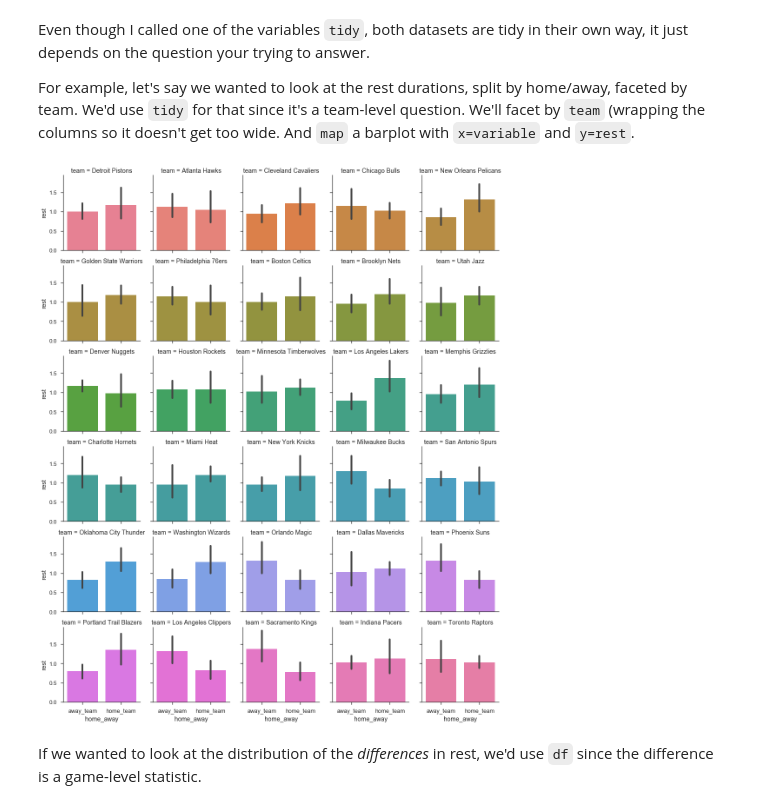
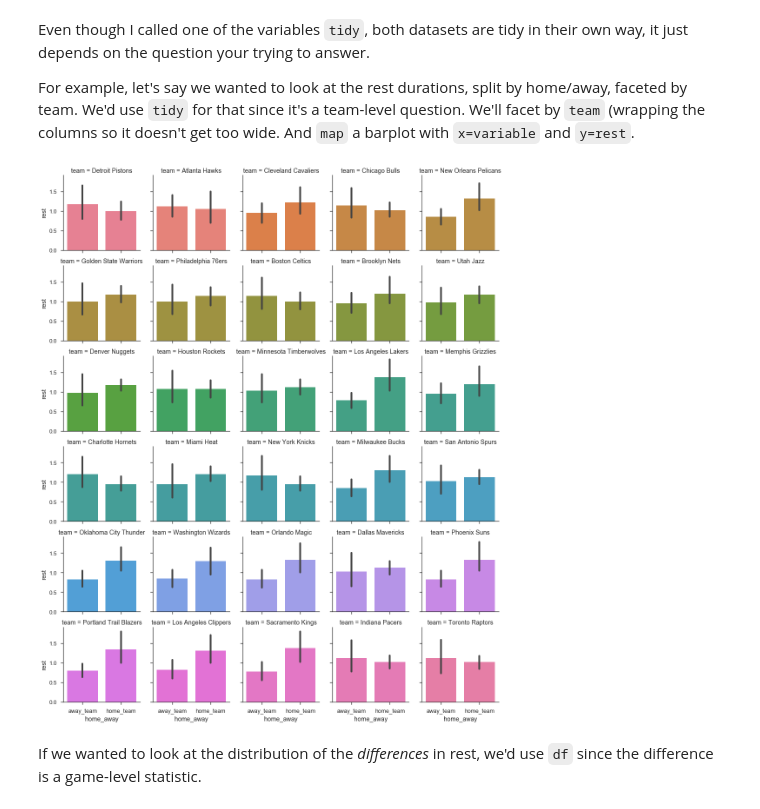
Before and after one commit to TomAugspurger/pydata-nyc-ph2t, a Jupyter notebook: 05-Tidy-Data.ipynb, the cells around one changed output. Saved outputs shown, nothing was run; the diff lists cells and outputs as text; code cells hidden in the pictures.

Commit message:
Added order

```diff
--- a/05-Tidy-Data.ipynb
+++ b/05-Tidy-Data.ipynb
@@ -231,9 +231,9 @@ Even though I called one of the variables `tidy`, both datasets are tidy in thei
 For example, let's say we wanted to look at the rest durations, split by home/away, faceted by team. We'd use `tidy` for that since it's a team-level question. We'll facet by `team` (wrapping the columns so it doesn't get too wide. And `map` a barplot with `x=variable` and `y=rest`.
 # %%
 g = sns.FacetGrid(tidy, col="team", col_wrap=5, hue="team")
-g.map(sns.barplot, "home_away", "rest");
+g.map(sns.barplot, "home_away", "rest", order=['away_team', 'home_team']);
 # %% [output]
-[figure, old version]
+[figure, new version]
 # %% [markdown]
 If we wanted to look at the distribution of the *differences* in rest, we'd use `df` since the difference is a game-level statistic.
 # %%
```
